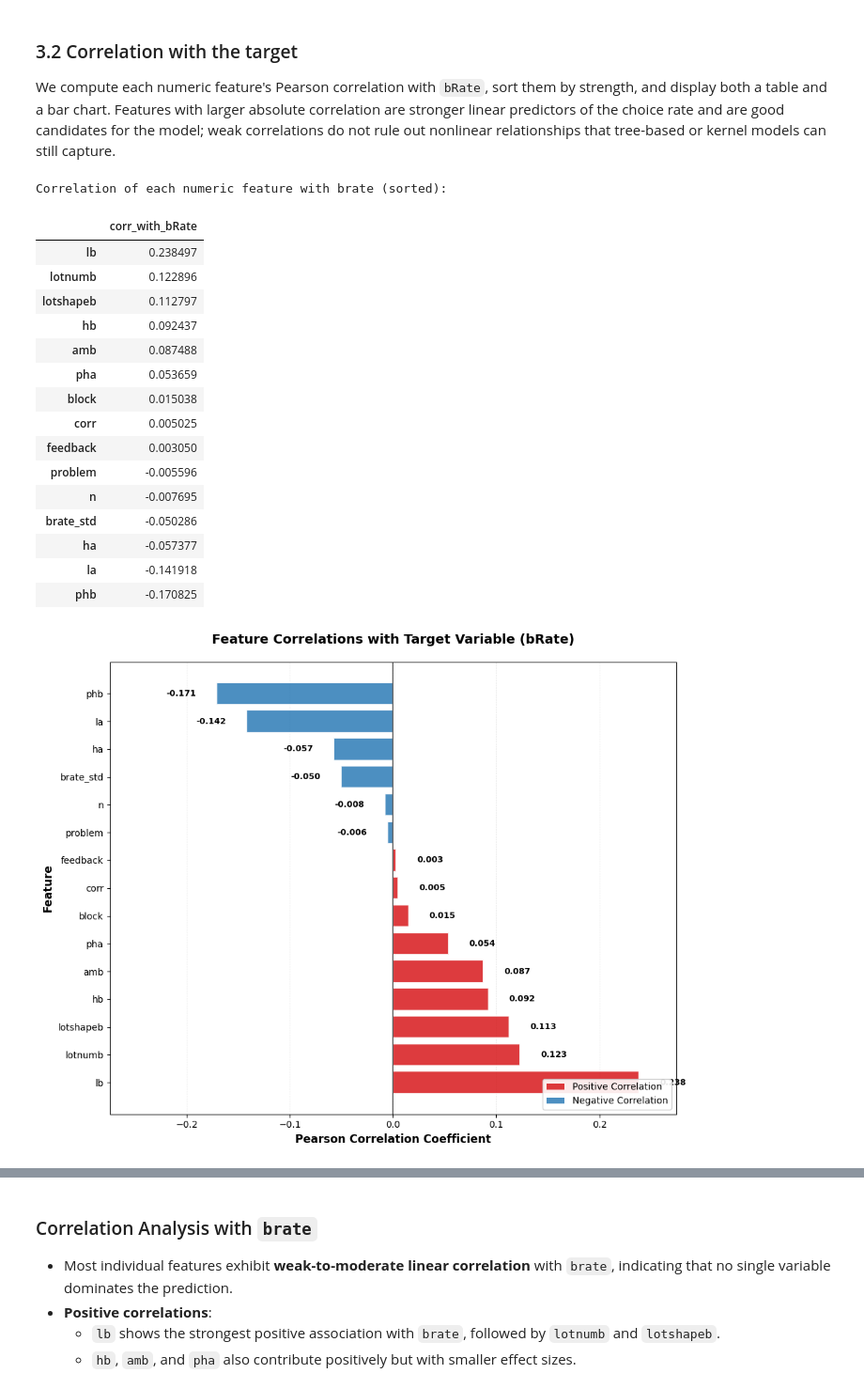
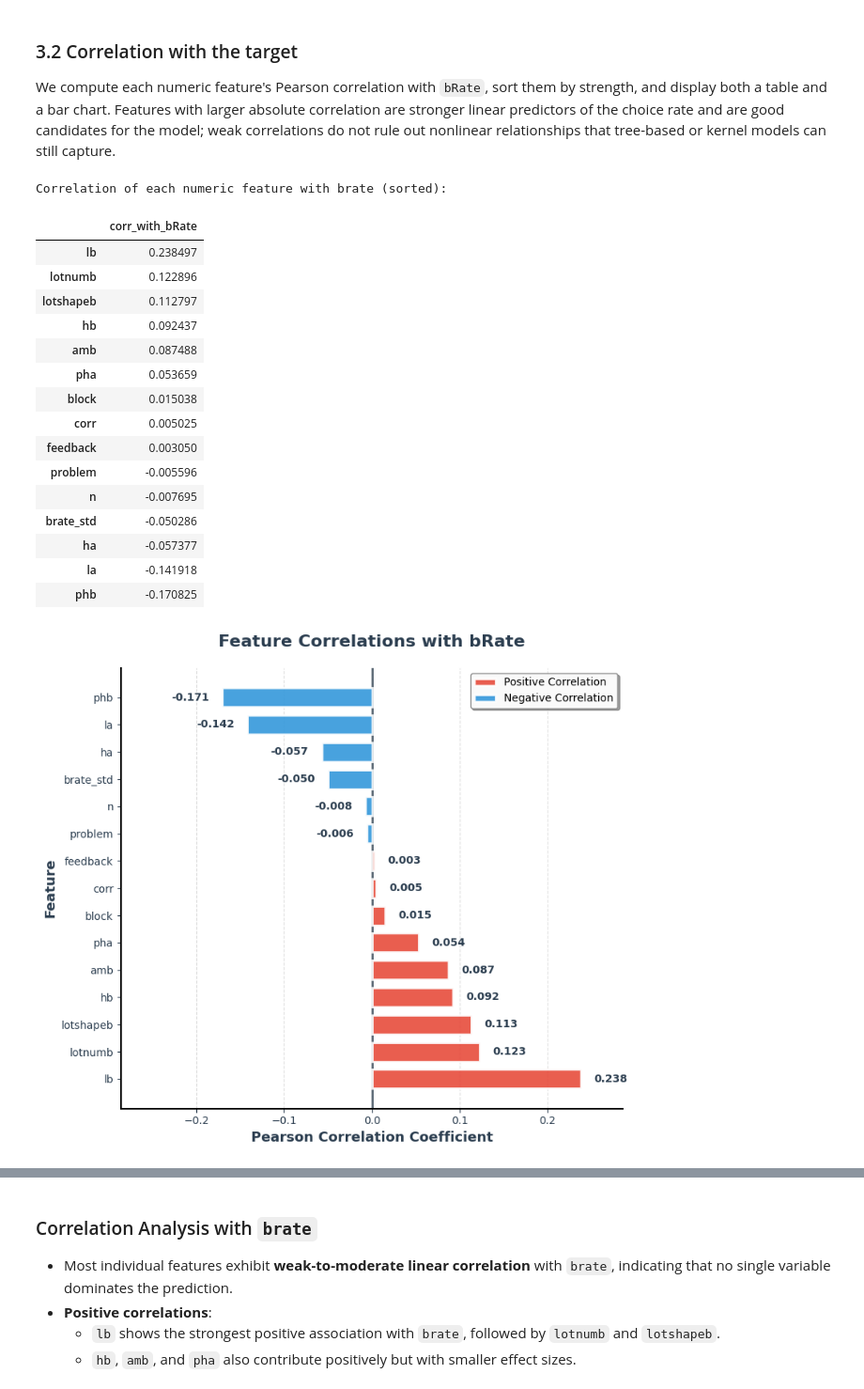
Before and after one commit to tasosger/choices13k-risky-choice, a Jupyter notebook: analysis.ipynb, the cells around one changed output, grey strips where cells are left out. Shown at 94% size. Cells and saved outputs as stored; diff of their text form; code cells hidden in the pictures.

```diff
--- a/analysis.ipynb
+++ b/analysis.ipynb
@@ -495,85 +528,87 @@ corr_with_brate = corr_matrix["brate"].drop(labels=["brate"], errors="ignore").s
 print("Correlation of each numeric feature with brate (sorted):")
 display(corr_with_brate.to_frame(name="corr_with_bRate"))
 
-fig, ax = plt.subplots(figsize=(10, 8))
+fig, ax = plt.subplots(figsize=(8, 7))
 
-colors = ['#d7191c' if x > 0 else '#2c7bb6' for x in corr_with_brate.values]
+colors = ['#e74c3c' if x > 0 else '#3498db' for x in corr_with_brate.values]
 
 bars = ax.barh(
     y=range(len(corr_with_brate)),
     width=corr_with_brate.values,
     color=colors,
     edgecolor='white',
-    linewidth=1.5,
-    alpha=0.85
+    linewidth=2,
+    alpha=0.9,
+    height=0.7
 )
 
+ax.set_yticks(range(len(corr_with_brate)))
+ax.set_yticklabels(corr_with_brate.index, fontsize=11, fontweight='500')
 
-ax.set_yticks(range(len(corr_with_brate)))
-ax.set_yticklabels(corr_with_brate.index, fontsize=10)
-
-
-ax.axvline(x=0, color='black', linestyle='-', linewidth=1.2, alpha=0.7)
-
+ax.axvline(x=0, color='#2c3e50', linestyle='-', linewidth=2, alpha=0.8, zorder=0)
 
 for i, (idx, val) in enumerate(corr_with_brate.items()):
-
-    x_pos = val + (0.02 if val > 0 else -0.02)
+    x_pos = val + (0.015 if val > 0 else -0.015)
     ha = 'left' if val > 0 else 'right'
 
     ax.text(
         x_pos, i, f'{val:.3f}',
         va='center', ha=ha,
-        fontsize=9, fontweight='bold',
-        color='black'
+        fontsize=10, fontweight='bold',
+        color='#2c3e50'
     )
 
+ax.set_xlabel('Pearson Correlation Coefficient', fontsize=13, fontweight='bold', color='#2c3e50')
+ax.set_ylabel('Feature', fontsize=13, fontweight='bold', color='#2c3e50')
+ax.set_title('Feature Correlations with bRate',
+             fontsize=16, fontweight='bold', pad=20, color='#2c3e50')
 
-ax.set_xlabel('Pearson Correlation Coefficient', fontsize=12, fontweight='bold')
-ax.set_ylabel('Feature', fontsize=12, fontweight='bold')
-ax.set_title('Feature Correlations with Target Variable (bRate)',
-             fontsize=14, fontweight='bold', pad=20)
-
-
-ax.grid(axis='x', alpha=0.3, linestyle='--', linewidth=0.5)
+ax.grid(axis='x', alpha=0.25, linestyle='--', linewidth=0.8, color='gray')
 ax.set_axisbelow(True)
 
+max_abs = max(abs(corr_with_brate.min()), abs(corr_with_brate.max()))
+ax.set_xlim(-max_abs * 1.2, max_abs * 1.2)
 
-max_abs = max(abs(corr_with_brate.min()), abs(corr_with_brate.max()))
-ax.set_xlim(-max_abs * 1.15, max_abs * 1.15)
+ax.spines['top'].set_visible(False)
+ax.spines['right'].set_visible(False)
+ax.spines['left'].set_linewidth(1.5)
+ax.spines['bottom'].set_linewidth(1.5)
 
+legend_elements = [
+    Patch(facecolor='#e74c3c', alpha=0.9, edgecolor='white', linewidth=2, label='Positive Correlation'),
+    Patch(facecolor='#3498db', alpha=0.9, edgecolor='white', linewidth=2, label='Negative Correlation')
+]
+ax.legend(handles=legend_elements, loc='upper right', framealpha=0.95,
+          edgecolor='gray', fancybox=True, shadow=True, fontsize=10)
 
-from matplotlib.patches import Patch
-legend_elements = [
-    Patch(facecolor='#d7191c', alpha=0.85, label='Positive Correlation'),
-    Patch(facecolor='#2c7bb6', alpha=0.85, label='Negative Correlation')
-]
-ax.legend(handles=legend_elements, loc='lower right', framealpha=0.9)
+ax.tick_params(axis='both', which='major', labelsize=10, colors='#2c3e50')
 
 plt.tight_layout()
 plt.show()
 
-print(f"\nCorrelation Insights:")
-print(f"{'='*60}")
-print(f"Strongest positive correlation: {corr_with_brate.idxmax()} ({corr_with_brate.max():.3f})")
-print(f"Strongest negative correlation: {corr_with_brate.idxmin()} ({corr_with_brate.min():.3f})")
-print(f"Weakest correlation: {corr_with_brate.abs().idxmin()} ({corr_with_brate[corr_with_brate.abs().idxmin()]:.3f})")
+print(f"\n{'='*65}")
+print(f"CORRELATION INSIGHTS")
+print(f"{'='*65}")
+print(f"  Strongest positive: {corr_with_brate.idxmax():15} → {corr_with_brate.max():7.3f}")
+print(f"  Strongest negative: {corr_with_brate.idxmin():15} → {corr_with_brate.min():7.3f}")
+print(f"  Weakest overall:    {corr_with_brate.abs().idxmin():15} → {corr_with_brate[corr_with_brate.abs().idxmin()]:7.3f}")
+print(f"{'='*65}\n")
 # %% [output]
 Correlation of each numeric feature with brate (sorted):
 |  | corr_with_bRate |
 | lb | 0.238497 |
 | lotnumb | 0.122896 |
 | lotshapeb | 0.112797 |
 | hb | 0.092437 |
 | amb | 0.087488 |
 | pha | 0.053659 |
 | block | 0.015038 |
 | corr | 0.005025 |
 | feedback | 0.003050 |
 | problem | -0.005596 |
 | n | -0.007695 |
 | brate_std | -0.050286 |
 | ha | -0.057377 |
 | la | -0.141918 |
 | phb | -0.170825 |
-[figure, old version]
+[figure, new version]
```
Also changed, not shown: parts of 21 cells of this notebook.
